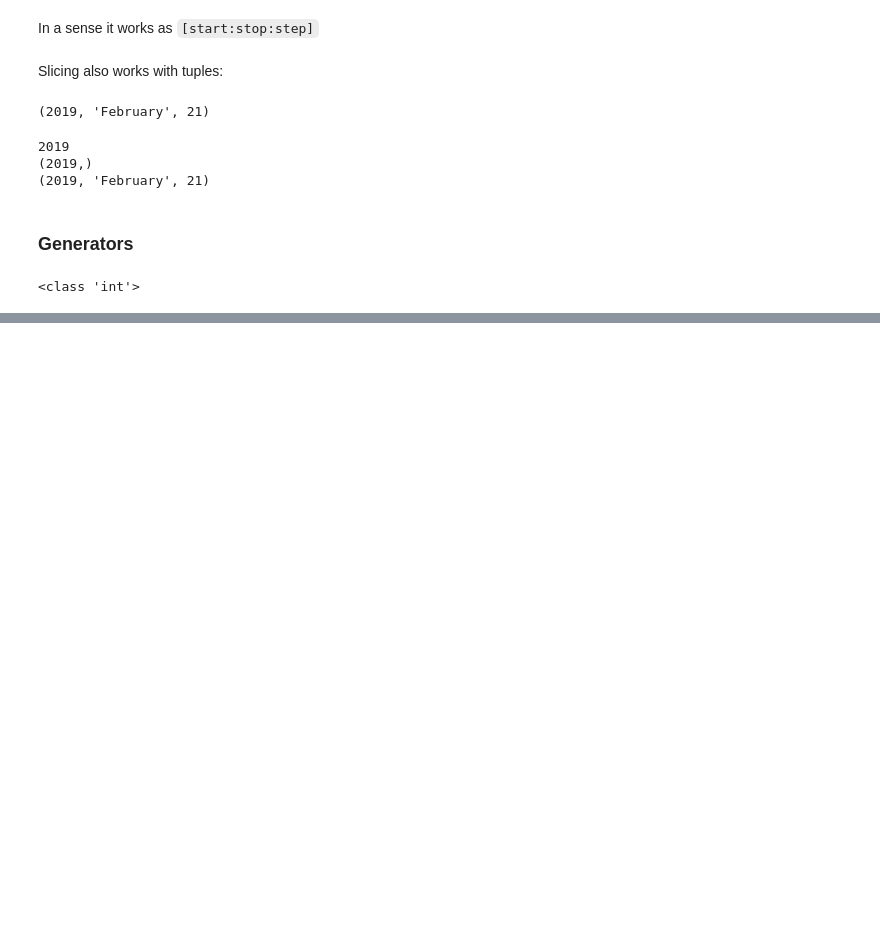
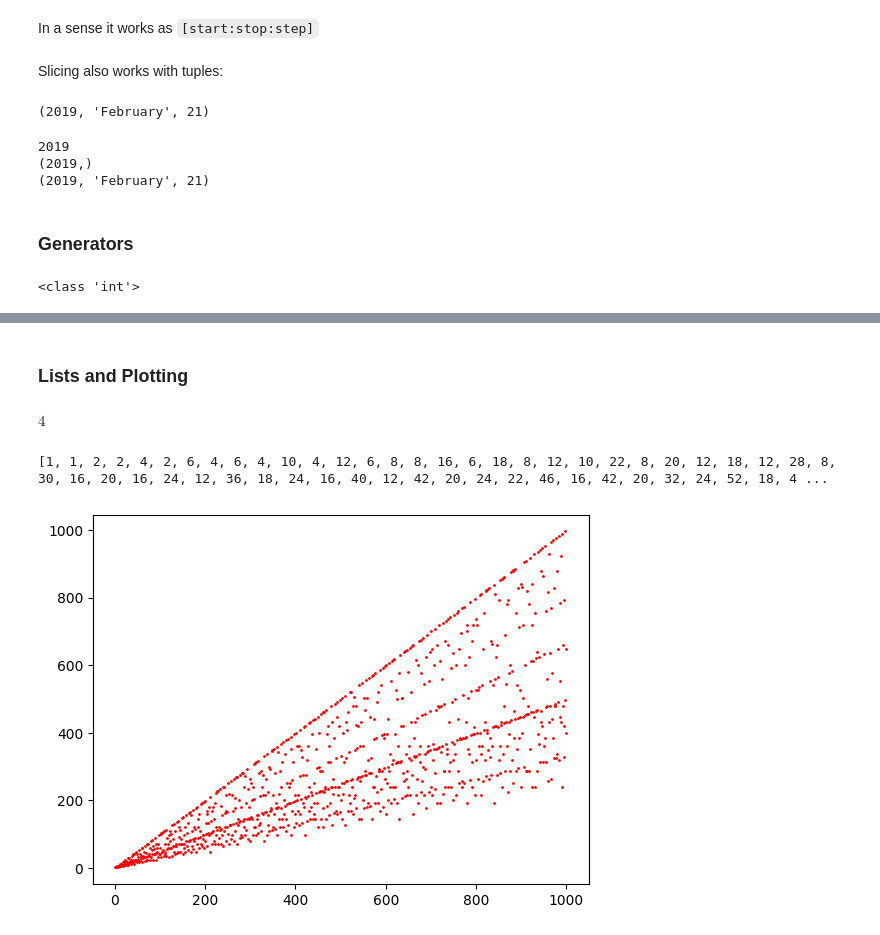
Before and after one commit to LukaLiegis/University, a Jupyter notebook: IntroductiontoComputerProgramming-QMUL/Lecture5.ipynb, the cells around one changed output, grey strips where cells are left out. Saved outputs shown, nothing was run; the diff lists cells and outputs as text; code cells hidden in the pictures; blank space fills up the shorter version.

```diff
--- a/IntroductiontoComputerProgramming-QMUL/Lecture5.ipynb
+++ b/IntroductiontoComputerProgramming-QMUL/Lecture5.ipynb
@@ -104,0 +135,2 @@ print(type(3))
+# %% [markdown]
+### Lists and Plotting
@@ -104,0 +142,15 @@ print(type(3))
+# %%
+sp.totient(12)
+# %% [output]
+$\displaystyle 4$
+# %%
+print([sp.totient(n) for n in range(1, 101)])
+# %% [output]
+[1, 1, 2, 2, 4, 2, 6, 4, 6, 4, 10, 4, 12, 6, 8, 8, 16, 6, 18, 8, 12, 10, 22, 8, 20, 12, 18, 12, 28, 8, 30, 16, 20, 16, 24, 12, 36, 18, 24, 16, 40, 12, 42, 20, 24, 22, 46, 16, 42, 20, 32, 24, 52, 18, 4 ...
+# %%
+x = list(range(1, 1001))
+y = [sp.totient(n) for n in x]
+plt.plot(x, y, "ro", markersize = 1)
+plt.show()
+# %% [output]
+[figure, added]
```
Also changed, not shown: parts of 10 cells of this notebook.
